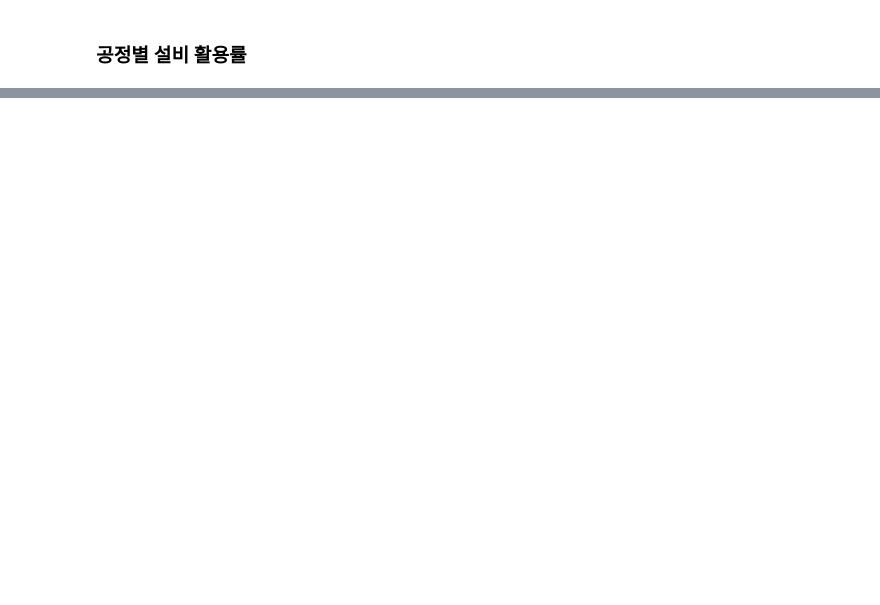
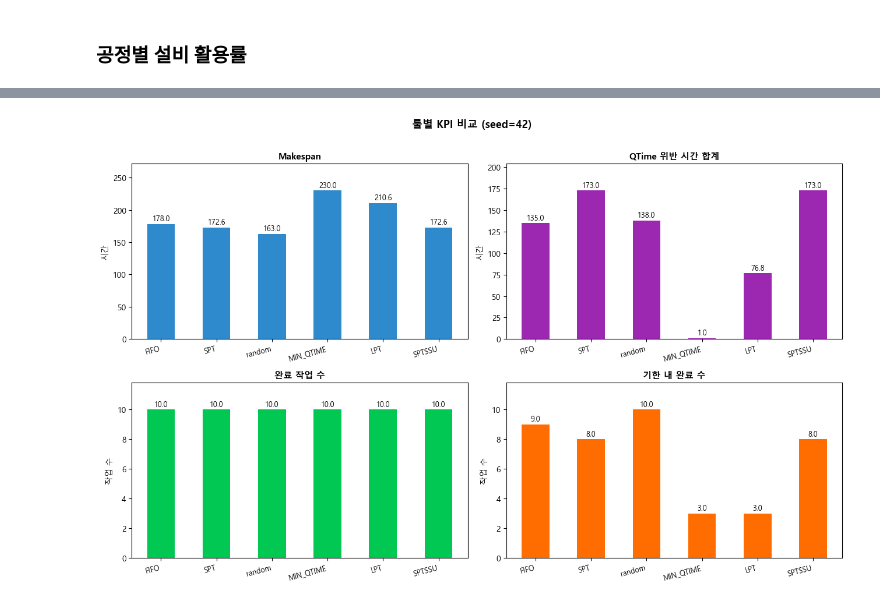
Before and after one commit to cryscham123/simulation_teamwork, a Jupyter notebook: result.ipynb, the cells around one changed output, grey strips where cells are left out. Drawn from its saved outputs; the diff is of its cells as text; code cells hidden in the pictures; blank space fills up the shorter version.

```diff
--- a/result.ipynb
+++ b/result.ipynb
@@ -211,0 +283,29 @@ findfont: Font family 'Noto Sans KR' not found.
+# %%
+colors = ['#2E89CD', '#00C853', '#FF6D00', '#9C27B0', '#F44336', '#FF9800']
+kpis = [
+    ('makespan',        'Makespan',            '시간',   colors[0]),
+    ('qtime_violation', 'QTime 위반 시간 합계', '시간',   colors[3]),
+    ('completed_jobs',  '완료 작업 수',         '작업 수', colors[1]),
+    ('due_date_met',    '기한 내 완료 수',      '작업 수', colors[2]),
+]
+
+fig, axes = plt.subplots(2, 2, figsize=(13, 8))
+axes = axes.flatten()
+
+for ax, (col, title, ylabel, color) in zip(axes, kpis):
+    vals = df_compare[col]
+    bars = ax.bar(range(len(vals)), vals.values, color=color, width=0.5)
+    ax.set_xticks(range(len(vals)))
+    ax.set_xticklabels(vals.index, rotation=15, ha='right', fontsize=9)
+    ax.set_title(title, fontsize=11, fontweight='bold')
+    ax.set_ylabel(ylabel)
+    for bar, v in zip(bars, vals.values):
+        ax.text(bar.get_x() + bar.get_width() / 2, bar.get_height() + max(vals) * 0.01,
+                f'{v:.1f}', ha='center', va='bottom', fontsize=9)
+    ax.set_ylim(0, max(vals) * 1.18)
+
+plt.suptitle('룰별 KPI 비교 (seed=42)', fontsize=13, fontweight='bold', y=1.01)
+plt.tight_layout()
+plt.show()
+# %% [output]
+[figure, added]
```
Also changed, not shown: parts of 10 cells of this notebook, 1 other file.
